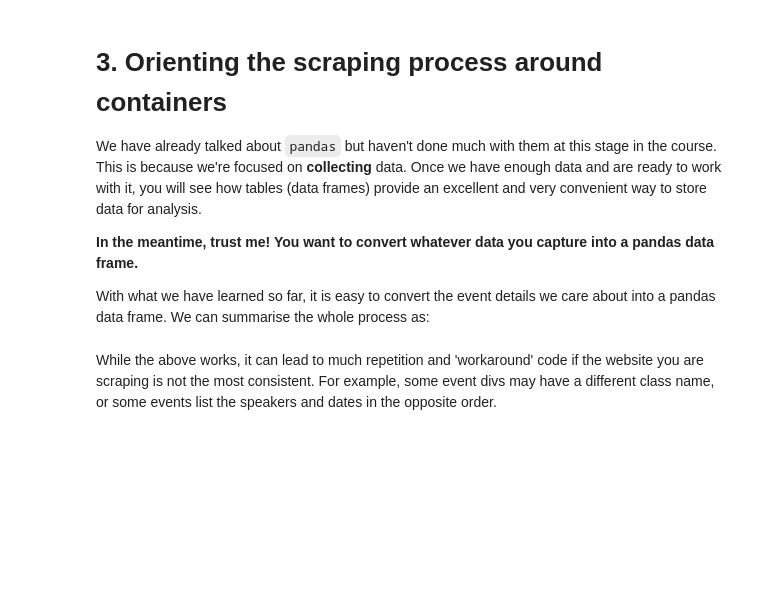
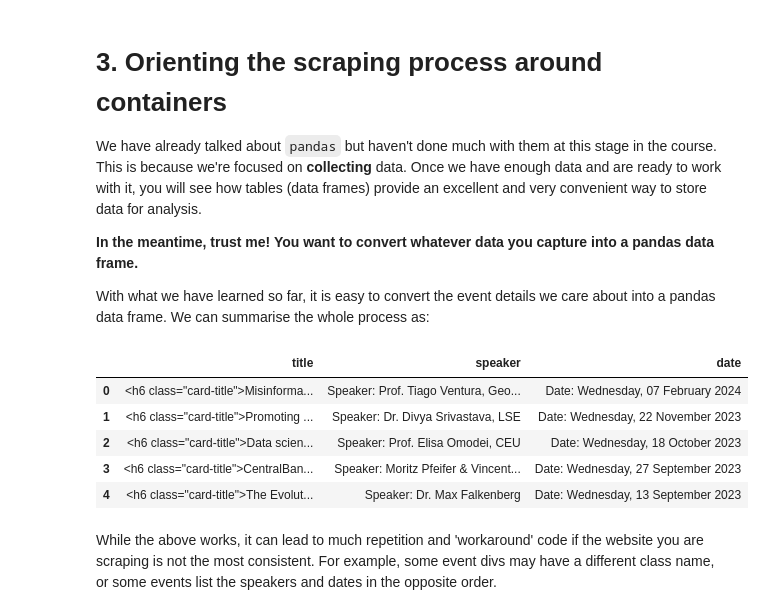
Before and after one commit to danielhalm1407/ds105-new, a Jupyter notebook: wk-05-lecture/W05_lecture.ipynb, the cells around one changed output. Drawn from its saved outputs; the diff is of its cells as text; code cells hidden in the pictures; blank space fills up the shorter version.

```diff
--- a/wk-05-lecture/W05_lecture.ipynb
+++ b/wk-05-lecture/W05_lecture.ipynb
@@ -346,6 +480,15 @@ events = pd.DataFrame({'title': titles, 'speaker': speakers, 'date': dates})
 
 # Uncomment to browse the DataFrame
 #events
+# %%
+events.head()
+# %% [output]
+|  | title | speaker | date |
+| 0 | <h6 class="card-title">Misinforma... | Speaker: Prof. Tiago Ventura, Geo... | Date: Wednesday, 07 February 2024 |
+| 1 | <h6 class="card-title">Promoting ... | Speaker: Dr. Divya Srivastava, LSE | Date: Wednesday, 22 November 2023 |
+| 2 | <h6 class="card-title">Data scien... | Speaker: Prof. Elisa Omodei, CEU | Date: Wednesday, 18 October 2023 |
+| 3 | <h6 class="card-title">CentralBan... | Speaker: Moritz Pfeifer & Vincent... | Date: Wednesday, 27 September 2023 |
+| 4 | <h6 class="card-title">The Evolut... | Speaker: Dr. Max Falkenberg | Date: Wednesday, 13 September 2023 |
 # %% [markdown]
 While the above works, it can lead to much repetition and 'workaround' code if the website you are scraping is not the most consistent. For example, some event divs may have a different class name, or some events list the speakers and dates in the opposite order.
 # %% [markdown]
```
Also changed, not shown: parts of 32 cells of this notebook, 3 other files.
